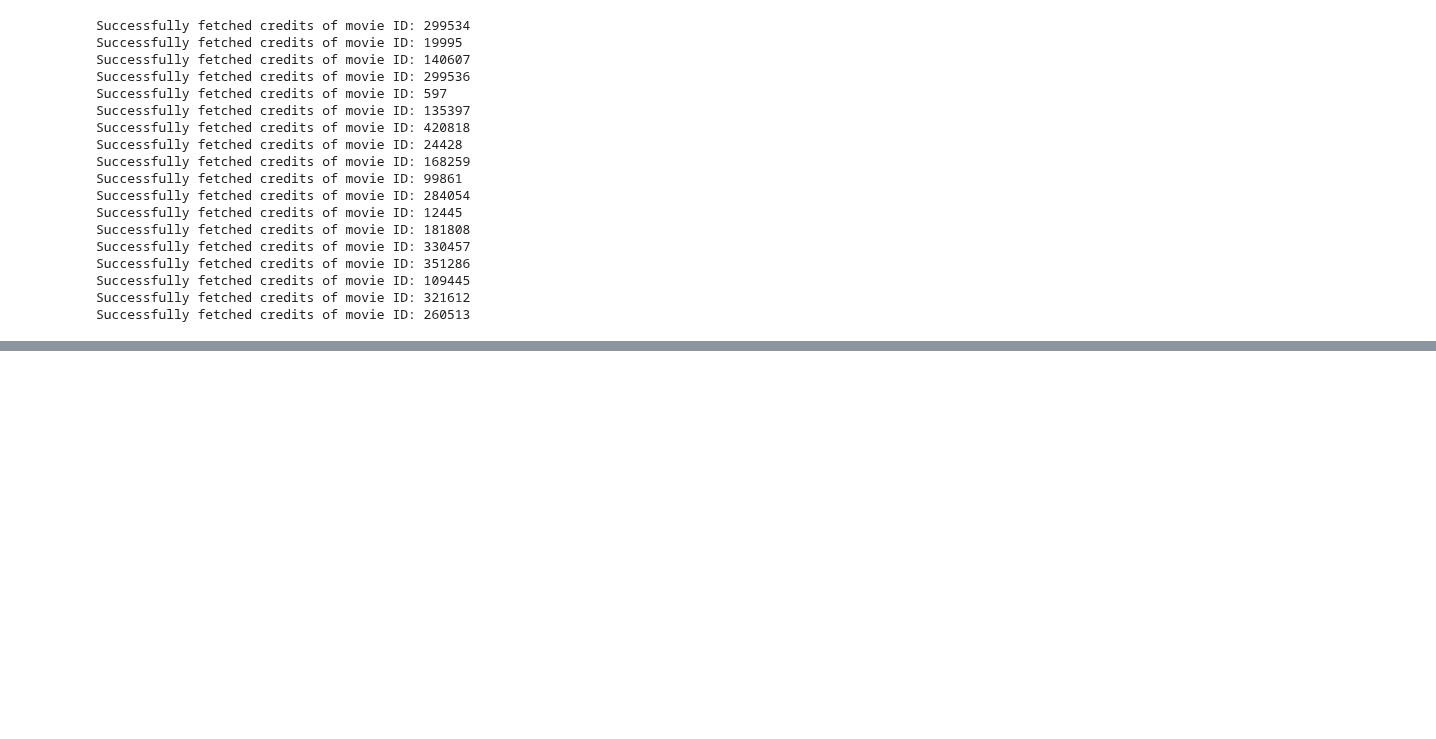
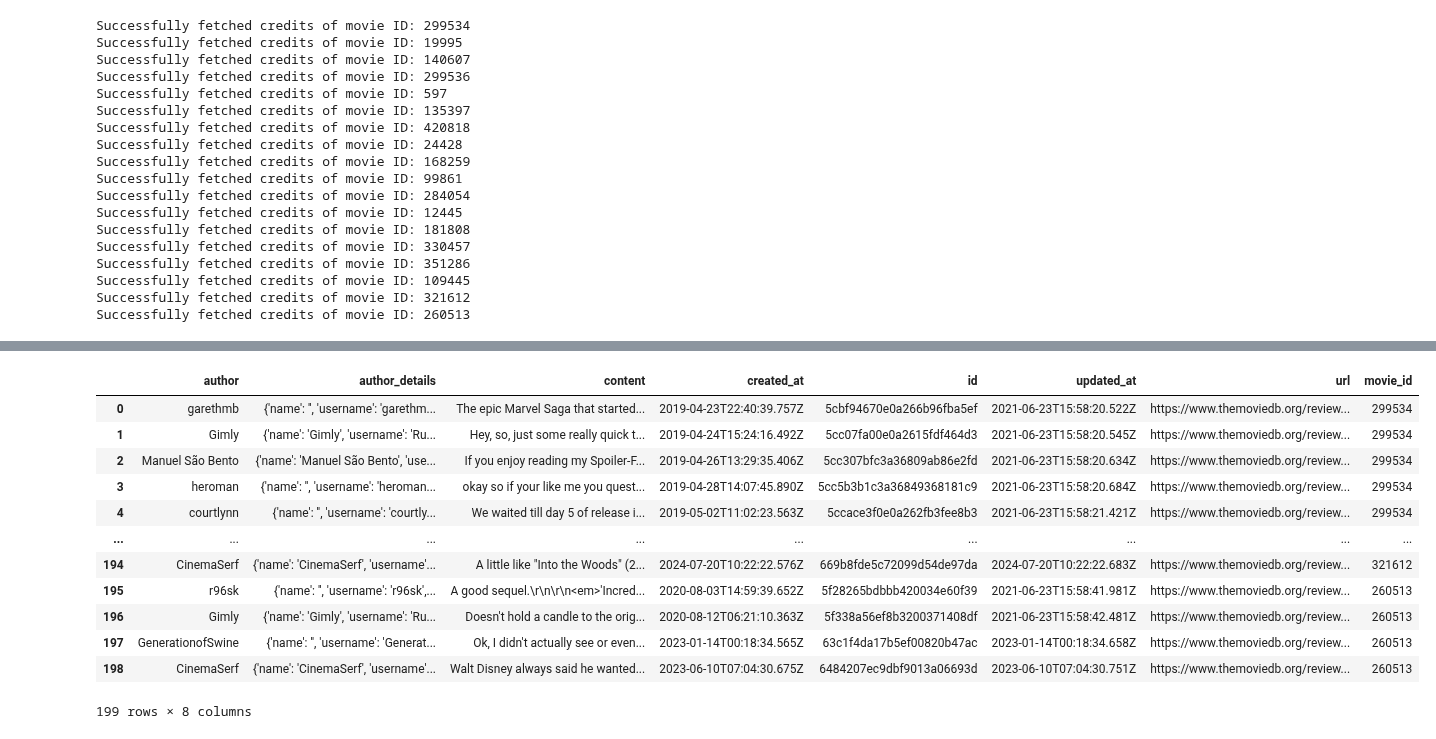
Before and after one commit to jefferyjapheth/data_engineering_project, a Jupyter notebook: src/data_ingestion.ipynb, the cells around one changed output, grey strips where cells are left out. Cells and saved outputs as stored; diff of their text form; code cells hidden in the pictures; blank space fills up the shorter version.

```diff
--- a/src/data_ingestion.ipynb
+++ b/src/data_ingestion.ipynb
@@ -130,0 +188,16 @@ print(response.text)
+# %%
+reviews_df
+# %% [output]
+|  | author | author_details | content | created_at | id | updated_at | url | movie_id |
+| 0 | garethmb | {'name': '', 'username': 'garethm... | The epic Marvel Saga that started... | 2019-04-23T22:40:39.757Z | 5cbf94670e0a266b96fba5ef | 2021-06-23T15:58:20.522Z | https://www.themoviedb.org/review... | 299534 |
+| 1 | Gimly | {'name': 'Gimly', 'username': 'Ru... | Hey, so, just some really quick t... | 2019-04-24T15:24:16.492Z | 5cc07fa00e0a2615fdf464d3 | 2021-06-23T15:58:20.545Z | https://www.themoviedb.org/review... | 299534 |
+| 2 | Manuel São Bento | {'name': 'Manuel São Bento', 'use... | If you enjoy reading my Spoiler-F... | 2019-04-26T13:29:35.406Z | 5cc307bfc3a36809ab86e2fd | 2021-06-23T15:58:20.634Z | https://www.themoviedb.org/review... | 299534 |
+| 3 | heroman | {'name': '', 'username': 'heroman... | okay so if your like me you quest... | 2019-04-28T14:07:45.890Z | 5cc5b3b1c3a36849368181c9 | 2021-06-23T15:58:20.684Z | https://www.themoviedb.org/review... | 299534 |
+| 4 | courtlynn | {'name': '', 'username': 'courtly... | We waited till day 5 of release i... | 2019-05-02T11:02:23.563Z | 5ccace3f0e0a262fb3fee8b3 | 2021-06-23T15:58:21.421Z | https://www.themoviedb.org/review... | 299534 |
+| ... | ... | ... | ... | ... | ... | ... | ... | ... |
+| 194 | CinemaSerf | {'name': 'CinemaSerf', 'username'... | A little like "Into the Woods" (2... | 2024-07-20T10:22:22.576Z | 669b8fde5c72099d54de97da | 2024-07-20T10:22:22.683Z | https://www.themoviedb.org/review... | 321612 |
+| 195 | r96sk | {'name': '', 'username': 'r96sk',... | A good sequel.\r\n\r\n<em>'Incred... | 2020-08-03T14:59:39.652Z | 5f28265bdbbb420034e60f39 | 2021-06-23T15:58:41.981Z | https://www.themoviedb.org/review... | 260513 |
+| 196 | Gimly | {'name': 'Gimly', 'username': 'Ru... | Doesn't hold a candle to the orig... | 2020-08-12T06:21:10.363Z | 5f338a56ef8b3200371408df | 2021-06-23T15:58:42.481Z | https://www.themoviedb.org/review... | 260513 |
+| 197 | GenerationofSwine | {'name': '', 'username': 'Generat... | Ok, I didn't actually see or even... | 2023-01-14T00:18:34.565Z | 63c1f4da17b5ef00820b47ac | 2023-01-14T00:18:34.658Z | https://www.themoviedb.org/review... | 260513 |
+| 198 | CinemaSerf | {'name': 'CinemaSerf', 'username'... | Walt Disney always said he wanted... | 2023-06-10T07:04:30.675Z | 6484207ec9dbf9013a06693d | 2023-06-10T07:04:30.751Z | https://www.themoviedb.org/review... | 260513 |
+199 rows × 8 columns
```
Also changed, not shown: parts of 17 cells of this notebook, 9 other files.
